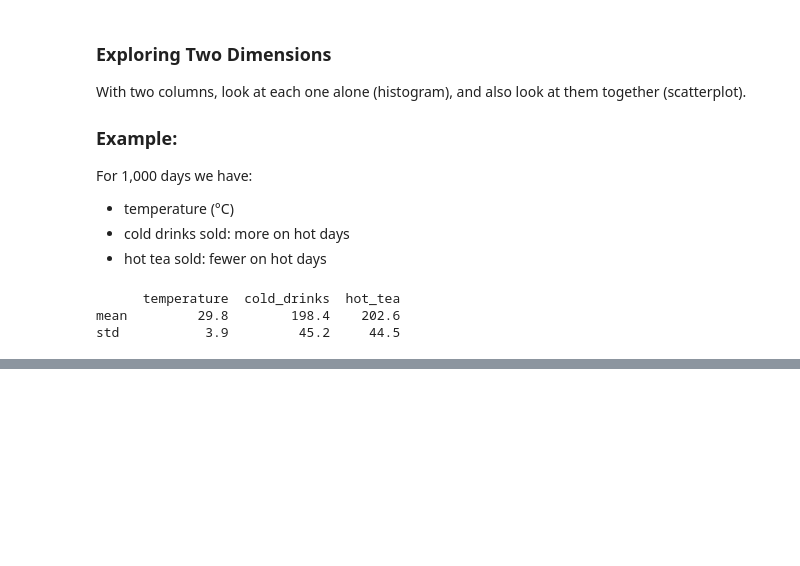
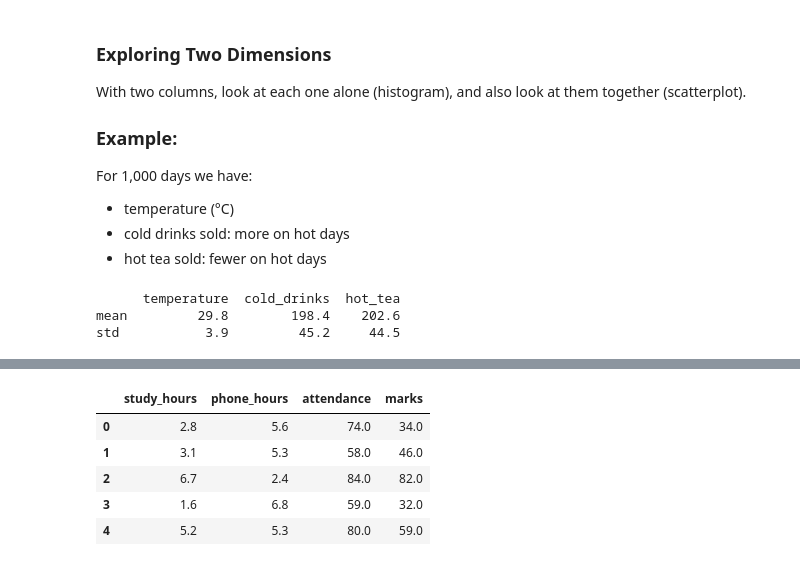
Before and after one commit to mat6099/ML_Debasis_Das, a Jupyter notebook: Working_with_Data.ipynb, the cells around one changed output, grey strips where cells are left out. Drawn from its saved outputs; the diff is of its cells as text; code cells hidden in the pictures; blank space fills up the shorter version.

```diff
--- a/Working_with_Data.ipynb
+++ b/Working_with_Data.ipynb
@@ -167,0 +196,18 @@ std           3.9         45.2     44.5
+# %%
+rng = np.random.default_rng(2)
+n = 100
+study = rng.uniform(1, 8, n)
+phone = np.clip(8 - 0.6 * study + rng.normal(0, 1, n), 0.5, None)
+attendance = np.clip(55 + 4 * study + rng.normal(0, 5, n), 0, 100)
+marks = np.clip(30 + 7 * study - 2 * phone + rng.normal(0, 6, n), 0, 100)
+
+students = pd.DataFrame({"study_hours": study.round(1), "phone_hours": phone.round(1),
+                         "attendance": attendance.round(0), "marks": marks.round(0)})
+students.head()
+# %% [output]
+|  | study_hours | phone_hours | attendance | marks |
+| 0 | 2.8 | 5.6 | 74.0 | 34.0 |
+| 1 | 3.1 | 5.3 | 58.0 | 46.0 |
+| 2 | 6.7 | 2.4 | 84.0 | 82.0 |
+| 3 | 1.6 | 6.8 | 59.0 | 32.0 |
+| 4 | 5.2 | 5.3 | 80.0 | 59.0 |
```
Also changed, not shown: parts of 9 cells of this notebook, 1 other file.
